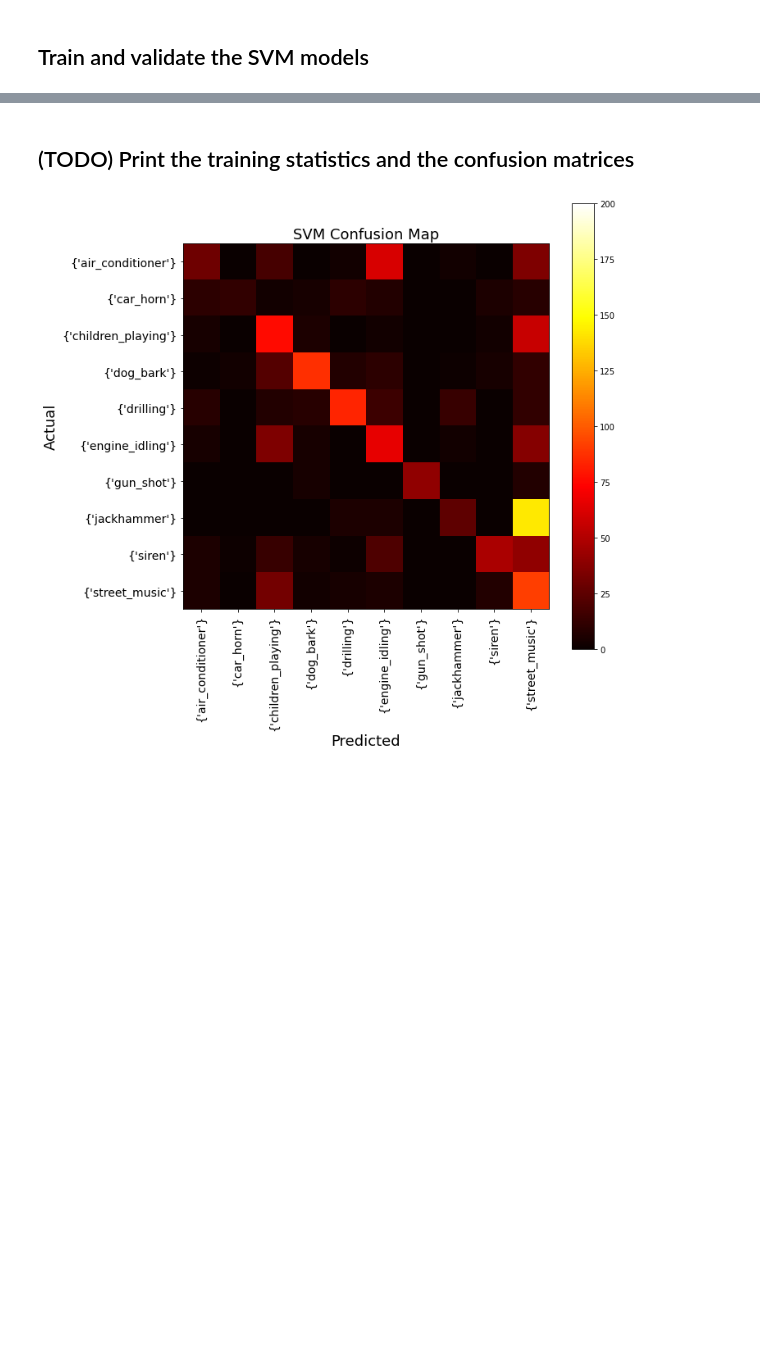
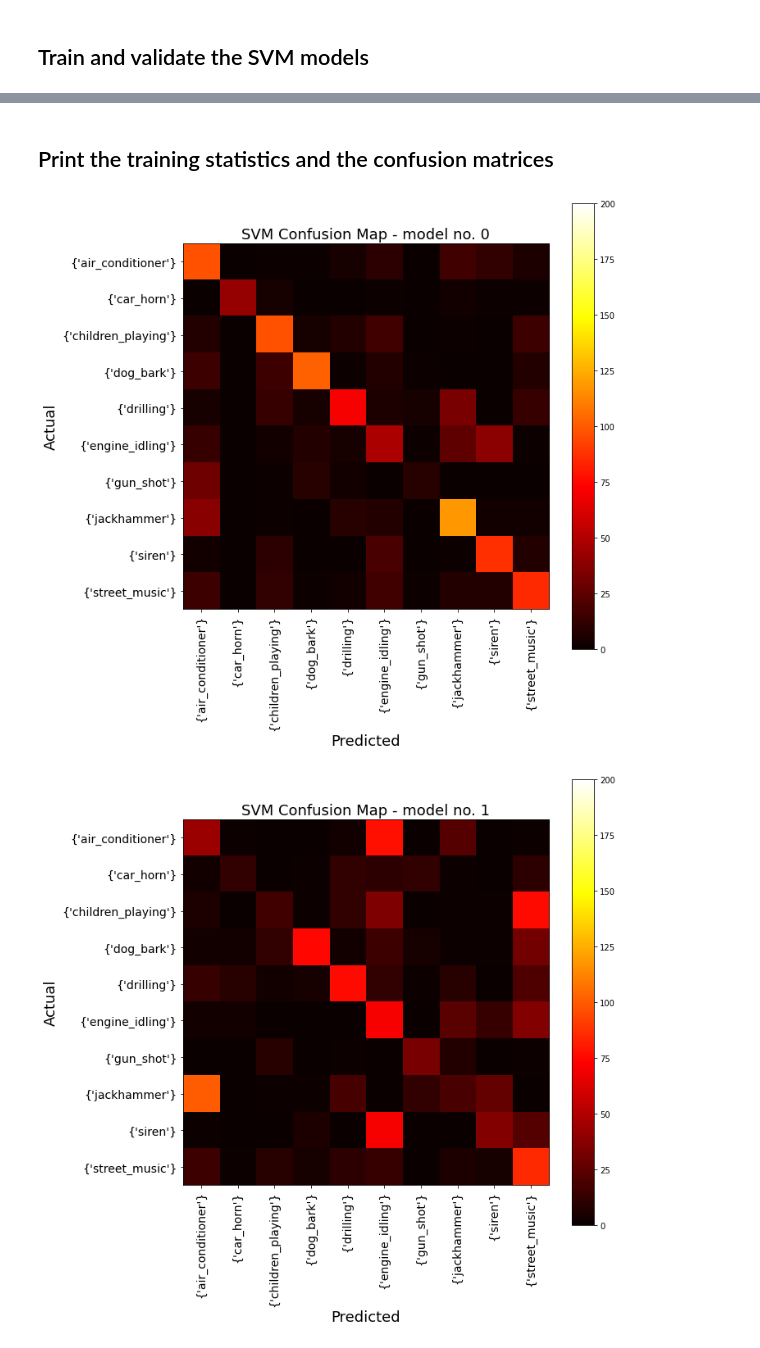
Before and after one commit to magiwanders/CMLS_HW1, a Jupyter notebook: src/2_TrainingSVM.ipynb, the cells around one changed output, grey strips where cells are left out. Saved outputs shown, nothing was run; the diff lists cells and outputs as text; code cells hidden in the pictures; blank space fills up the shorter version.

Commit message:
Add plots

```diff
--- a/src/2_TrainingSVM.ipynb
+++ b/src/2_TrainingSVM.ipynb
@@ -98,18 +98,19 @@ validation_data = []
 validation_label = []
 svm_accuracies = []
 svm_models = []
+svm_predictions = []
 
 num_folds = 10
 
 # Create the training and validation data
-for i in range(1, num_folds):
+for i in range(1, num_folds+1):
   train_data.append(np.array(list(mfcc_pd.loc[mfcc_pd['fold'] != i]['sample'])))
   train_label.append(np.array(mfcc_pd.loc[mfcc_pd['fold'] != i]['label_id']))
   validation_data.append(np.array(list(mfcc_pd.loc[mfcc_pd['fold'] == i]['sample'])))
   validation_label.append(np.array(mfcc_pd.loc[mfcc_pd['fold'] == i]['label_id']))
 
 # Train and validate a model for each k-fold combination
-for i in range(0,num_folds-1):
+for i in range(0,num_folds):
   print("train_data[%i].shape: %s, train_label[%i].shape: %s" %(i, train_data[i].shape, i, train_label[i].shape))
   svm = OneVsRestClassifier(NuSVC(nu=.05, kernel='poly', decision_function_shape='ovr'))
   svm_model = svm.fit(train_data[i], train_label[i])
@@ -117,6 +118,7 @@ for i in range(0,num_folds-1):
 
   print("validation_data[%i].shape: %s, validation_label[%i].shape: %s" %(i, validation_data[i].shape, i, validation_label[i].shape))
   svm_prediction = svm_model.predict(validation_data[i])
+  svm_predictions.append(svm_prediction)
 
   accuracy = np.sum(svm_prediction == validation_label[i])/validation_label[i].shape[0]
   print("accuracy of model n.%i: %f\n" %(i, accuracy))
@@ -142,4 +144,4 @@ accuracy of model n.8: 0.558824
 # %% [markdown]
-## (TODO) Print the training statistics and the confusion matrices
+## Print the training statistics and the confusion matrices
 # %%
 def confusion(true, predicted):
@@ -153,16 +167,9 @@ def confusion(true, predicted):
-# %%
-class_names = label_mapping.values()
-matrix = confusion(validation_label, svc_prediction)
-
-plt.figure(figsize=[10,10])
-plt.imshow(matrix, cmap='hot', interpolation='nearest',  vmin=0, vmax=200)
-plt.colorbar()
-plt.title('SVM Confusion Map', fontsize=18)
-plt.ylabel('Actual', fontsize=18)
-plt.xlabel('Predicted', fontsize=18)
-plt.grid(b=False)
-plt.yticks(range(10), class_names, fontsize=14)
-plt.xticks(range(10), class_names, fontsize=14, rotation='vertical')
-plt.show()
-# %% [output]
-[figure, removed]
+# %%
+class_names = label_mapping.values()
+
+for i in range(0, num_folds-1):
+  matrix = confusion(validation_label[i], svm_predictions[i])
+  plot_confusion_matrix(matrix, class_names, i)
+# %% [output]
+[figure, added]
+[figure, added]
```
Also changed, not shown: parts of 6 cells of this notebook.
